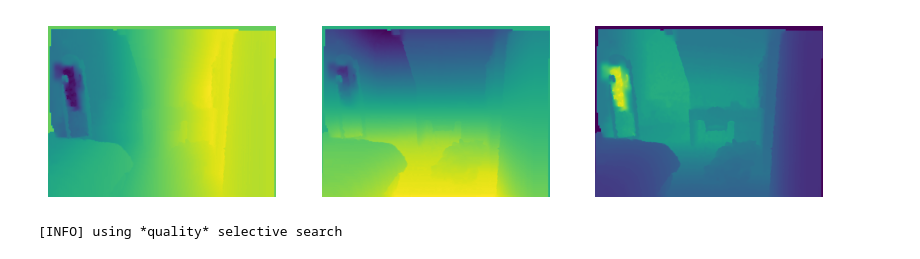
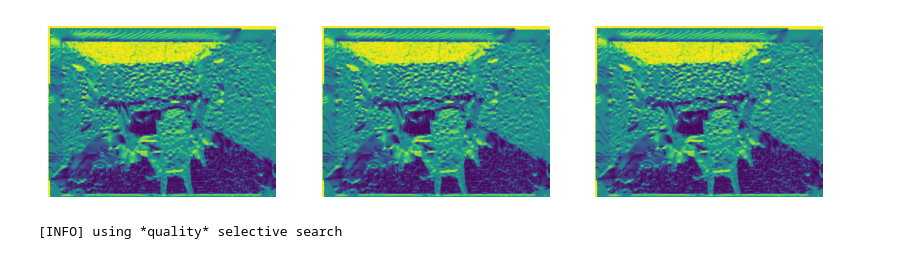
Before and after one commit to ek234/RCNN-depth-py, a Jupyter notebook: region_proposal/selectivesearch.ipynb, the cells around one changed output. Drawn from its saved outputs; the diff is of its cells as text; code cells hidden in the pictures.

```diff
--- a/region_proposal/selectivesearch.ipynb
+++ b/region_proposal/selectivesearch.ipynb
@@ -44,11 +40,13 @@ def getCameraParams ( isColor: bool ) :
         return cx_rgb, cy_rgb, fx_rgb, fy_rgb
     return cx_d, cy_d, fx_d, fy_d
 # %%
-img_idx = "00001"
-image = cv2.imread(f"../rgb_depth_imgs/rgb_{img_idx}.png")
-image_depth = cv2.imread(f"../rgb_depth_imgs/depth_{img_idx}.png")
-image_depth = np.mean(image_depth, axis=2)
-image_hha = cv2.imread(f"../rgb_depth_imgs/hha_{img_idx}.png")
+img_idx = "00031"
+
+root_dir = "../rgb_depth_imgs"
+image = cv2.imread(f"{root_dir}/rgb_{img_idx}.png")
+image_depth = np.mean(cv2.imread(f"{root_dir}/depth_{img_idx}.png"), axis=2)
+image_hha = cv2.imread(f"{root_dir}/hha_{img_idx}.png")
+image_labelmaps = cv2.imread(f"{root_dir}/label_maps_{img_idx}.png")
 
 _, subplts = plt.subplots(1, 3, figsize=(10, 10))
 subplts[0].imshow(image)
@@ -84,14 +105,14 @@ for i in range(height):
 # %%
 _, subplts = plt.subplots(1, 3, figsize=(10, 10))
-subplts[0].imshow(image_xyz[:, :, 0])
+subplts[0].imshow(image_hha[:, :, 0])
 subplts[0].axis('off')
-subplts[1].imshow(image_xyz[:, :, 1])
+subplts[1].imshow(image_hha[:, :, 0])
 subplts[1].axis('off')
-subplts[2].imshow(image_xyz[:, :, 2])
+subplts[2].imshow(image_hha[:, :, 0])
 subplts[2].axis('off')
 plt.show()
 # %% [output]
-[figure, old version]
+[figure, new version]
 # %%
 needFast = False
 # %%
```
Also changed, not shown: parts of 9 cells of this notebook.
